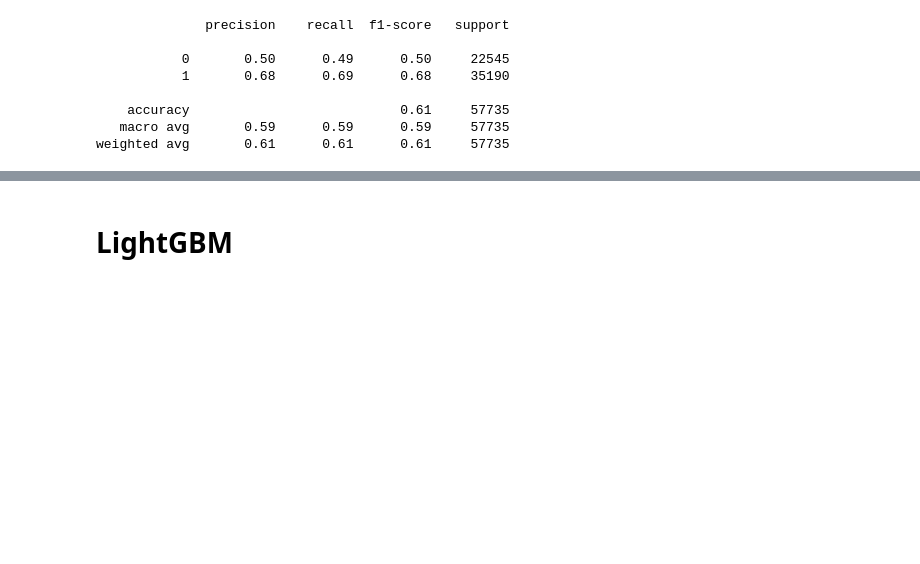
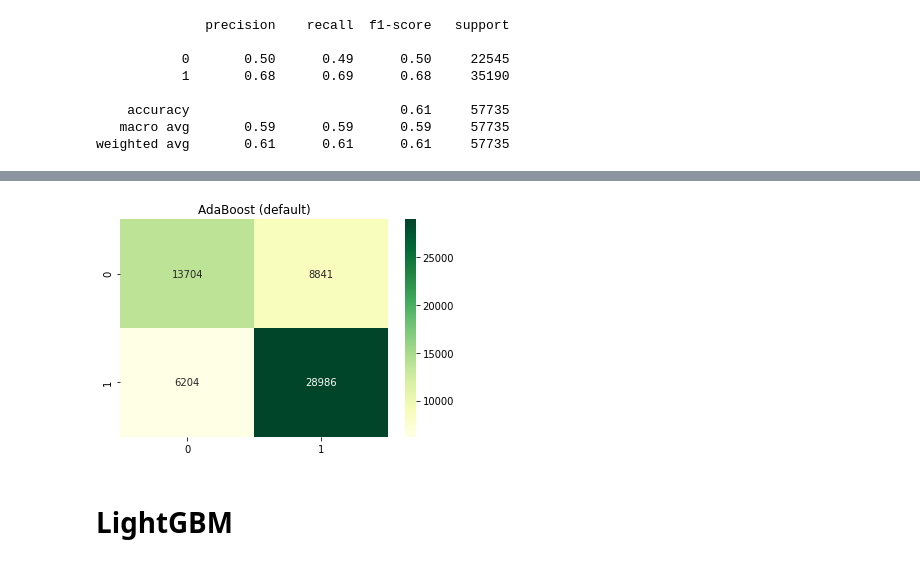
Before and after one commit to dominikmn/ds-kickstarter-project, a Jupyter notebook: 06_model_all.ipynb, the cells around one changed output, grey strips where cells are left out. Cells and saved outputs as stored; diff of their text form; code cells hidden in the pictures; blank space fills up the shorter version.

Commit message:
Tidied up naming. AdaBoost (default) included.

```diff
--- a/06_model_all.ipynb
+++ b/06_model_all.ipynb
@@ -164,5 +158,5 @@ gs = GridSearchCV(sgd_gs_clf, param_grid, scoring='accuracy', cv=5, verbose=5, n
 # %%
-gs.fit(X_train, y_train)
+sgd_gs.fit(X_train, y_train)
 # %% [output]
 Fitting 5 folds for each of 16 candidates, totalling 80 fits
 GridSearchCV(cv=5, estimator=SGDClassifier(random_state=42), n_jobs=-1,
@@ -204,0 +194,4 @@ plt.show();
+# %%
+model_ada = AdaBoostClassifier()
+# %%
+model_ada.fit(X_train, y_train)
@@ -204,0 +200,2 @@ plt.show();
+# %%
+y_pred_ada = model_ada.predict(X_test)
@@ -205,3 +213,7 @@ plt.show();
+# %%
+plot_conf_matrix(y_test, y_pred_ada, 'AdaBoost (default)')
+# %% [output]
+[figure, added]
 # %% [markdown]
 # LightGBM
 # %%
```
Also changed, not shown: parts of 72 cells of this notebook.
